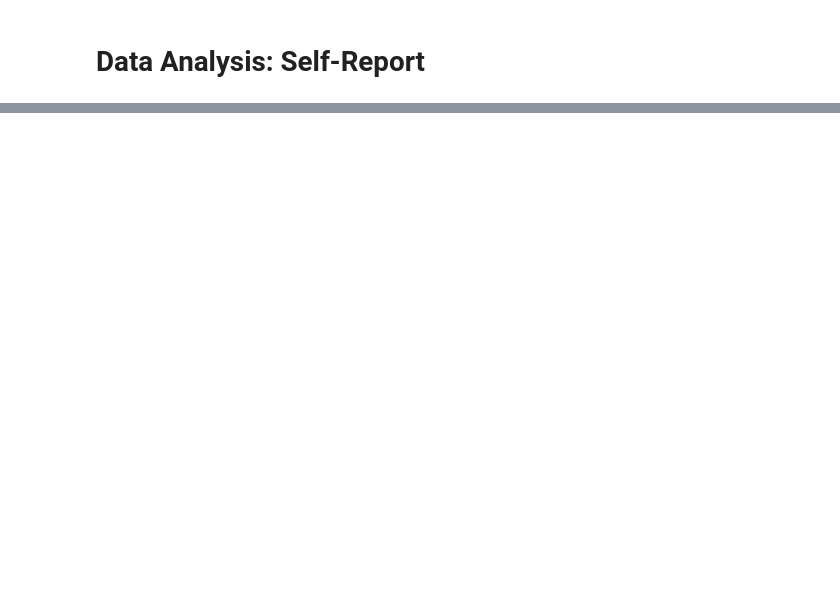
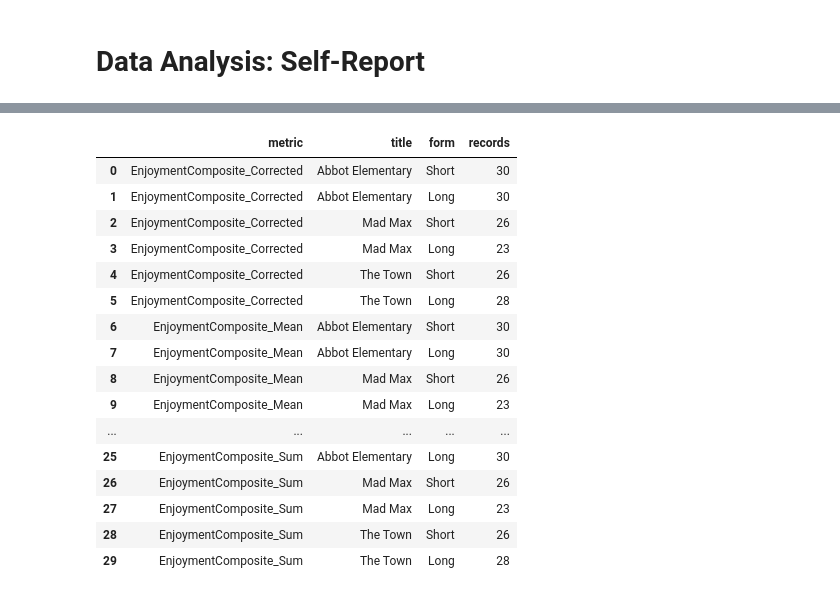
Before and after one commit to NeuralSenseCode/544_WBD_CXCU, a Jupyter notebook: analysis/analysis_self-report.ipynb, the cells around one changed output, grey strips where cells are left out. Saved outputs shown, nothing was run; the diff lists cells and outputs as text; code cells hidden in the pictures; blank space fills up the shorter version.

Commit message:
Document normalized enjoyment analysis context

```diff
--- a/analysis/analysis_self-report.ipynb
+++ b/analysis/analysis_self-report.ipynb
@@ -18,0 +55,6 @@ Our design was a 2 x 2 between-subjects factorial:
+# %%
+PROJECT_ROOT = Path.cwd().parent
+UV_PATH = PROJECT_ROOT / "results" / "uv_merged.csv"
+
+uv = pd.read_csv(UV_PATH)
+uv.head()
@@ -18,0 +168,83 @@ Our design was a 2 x 2 between-subjects factorial:
+# %%
+import re
+
+ENJOYMENT_METRICS_ALL = [
+    "EnjoymentComposite_Normalized",
+    "EnjoymentComposite_NormalizedCorrected",
+    "EnjoymentComposite_Sum",
+    "EnjoymentComposite_Corrected",
+    "EnjoymentComposite_Mean",
+]
+METRIC_LABELS = {
+    "EnjoymentComposite_Normalized": "EnjoymentComposite_Normalised",
+    "EnjoymentComposite_NormalizedCorrected": "EnjoymentComposite_NormalisedCorrected",
+    "EnjoymentComposite_Sum": "EnjoymentComposite_Sum",
+    "EnjoymentComposite_Corrected": "EnjoymentComposite_Corrected",
+    "EnjoymentComposite_Mean": "EnjoymentComposite_Mean",
+}
+METRIC_YLABELS = {
+    "EnjoymentComposite_Normalized": "Normalized Enjoyment Score",
+    "EnjoymentComposite_NormalizedCorrected": "Normalized Enjoyment Score",
+    "EnjoymentComposite_Sum": "Composite Enjoyment Sum",
+    "EnjoymentComposite_Corrected": "Polarity-Corrected Sum",
+    "EnjoymentComposite_Mean": "Average Enjoyment Score",
+}
+PART1_METRICS = [
+    "EnjoymentComposite_Normalized",
+    "EnjoymentComposite_NormalizedCorrected",
+]
+PART2_METRICS = [
+    "EnjoymentComposite_Normalized",
+    "EnjoymentComposite_NormalizedCorrected",
+    "EnjoymentComposite_Sum",
+    "EnjoymentComposite_Corrected",
+    "EnjoymentComposite_Mean",
+]
+TARGET_TITLES = ["Mad Max", "The Town", "Abbot Elementary"]
+
+id_column = "respondent_id" if "respondent_id" in uv.columns else uv.columns[0]
+
+long_frames = []
+for metric in ENJOYMENT_METRICS_ALL:
+    metric_pattern = re.compile(rf"^(Long|Short)_(.+?)_Survey_{re.escape(metric)}$")
+    metric_columns = [col for col in uv.columns if metric_pattern.match(col)]
+    for column in metric_columns:
+        form, title_token = metric_pattern.match(column).groups()
+        title_clean = title_token.replace("_", " ").strip()
+        frame = (
+            uv[[id_column, column]]
+            .rename(columns={column: "value"})
+            .assign(form=form, title=title_clean, metric=metric)
+)
+        long_frames.append(frame)
+
+if not long_frames:
+    raise ValueError("No enjoyment columns matching the expected pattern were found in uv_merged.csv")
+
+enjoyment_long = (
+    pd.concat(long_frames, ignore_index=True)
+    .dropna(subset=["value"])
+)
+enjoyment_long[id_column] = enjoyment_long[id_column].astype(str)
+enjoyment_long["form"] = pd.Categorical(enjoyment_long["form"], categories=["Short", "Long"], ordered=True)
+
+title_overview = enjoyment_long.groupby(["metric", "title", "form"], observed=True).size().rename("records").reset_index()
+title_overview
+# %% [output]
+|  | metric | title | form | records |
+| 0 | EnjoymentComposite_Corrected | Abbot Elementary | Short | 30 |
+| 1 | EnjoymentComposite_Corrected | Abbot Elementary | Long | 30 |
+| 2 | EnjoymentComposite_Corrected | Mad Max | Short | 26 |
+| 3 | EnjoymentComposite_Corrected | Mad Max | Long | 23 |
+| 4 | EnjoymentComposite_Corrected | The Town | Short | 26 |
+| 5 | EnjoymentComposite_Corrected | The Town | Long | 28 |
+| 6 | EnjoymentComposite_Mean | Abbot Elementary | Short | 30 |
+| 7 | EnjoymentComposite_Mean | Abbot Elementary | Long | 30 |
+| 8 | EnjoymentComposite_Mean | Mad Max | Short | 26 |
+| 9 | EnjoymentComposite_Mean | Mad Max | Long | 23 |
+| ... | ... | ... | ... | ... |
+| 25 | EnjoymentComposite_Sum | Abbot Elementary | Long | 30 |
+| 26 | EnjoymentComposite_Sum | Mad Max | Short | 26 |
+| 27 | EnjoymentComposite_Sum | Mad Max | Long | 23 |
+| 28 | EnjoymentComposite_Sum | The Town | Short | 26 |
+| 29 | EnjoymentComposite_Sum | The Town | Long | 28 |
```
Also changed, not shown: parts of 18 cells of this notebook, 1 other file.
